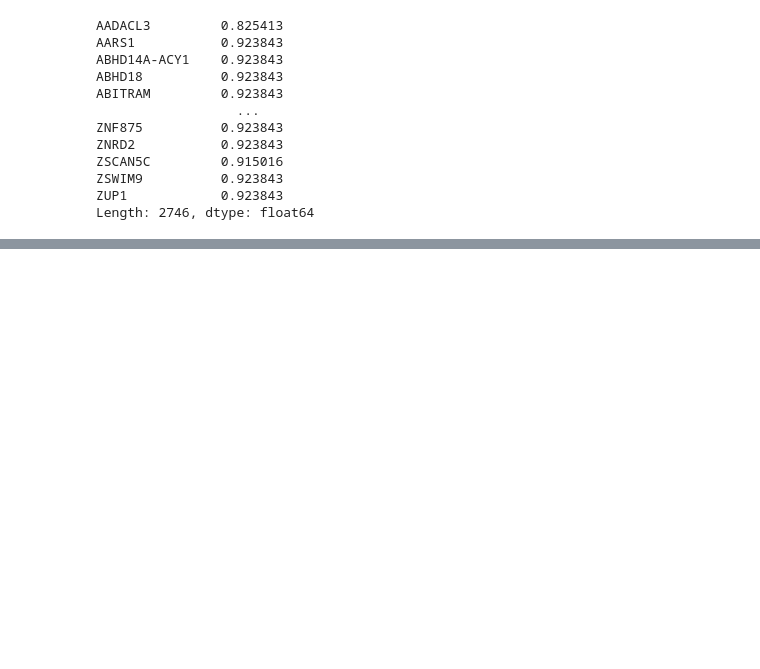
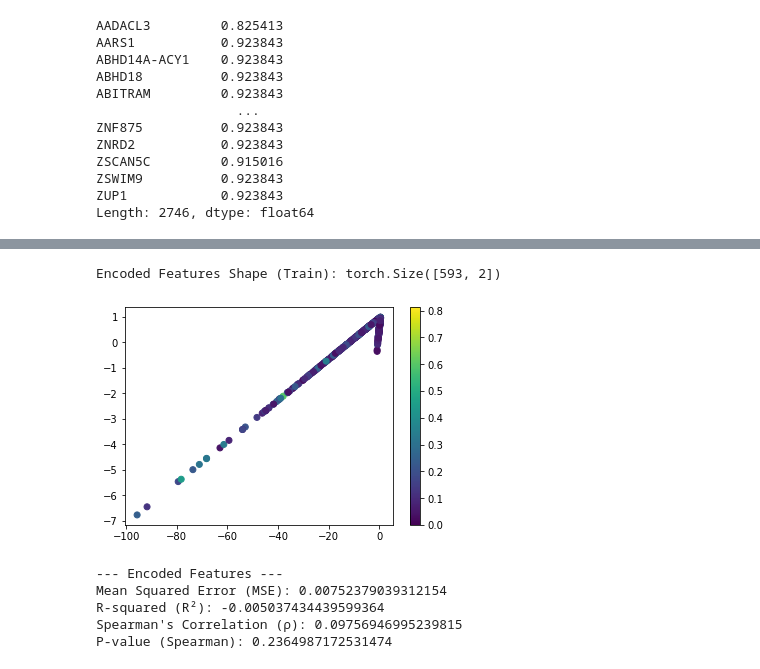
Before and after one commit to oskarboesch/ml-project-2-lol-ml, a Jupyter notebook: src/notebooks/auto_encoder.ipynb, the cells around one changed output, grey strips where cells are left out. Drawn from its saved outputs; the diff is of its cells as text; code cells hidden in the pictures; blank space fills up the shorter version.

```diff
--- a/src/notebooks/auto_encoder.ipynb
+++ b/src/notebooks/auto_encoder.ipynb
@@ -187,0 +223,18 @@ R-squared (R²): 0.12833618032591332
+# %%
+# Use VAE for feature selection
+device = torch.device("cuda" if torch.cuda.is_available() else "cpu")
+
+# Normalize the data
+scaler = MinMaxScaler()
+new_X_train_scaled = scaler.fit_transform(new_X_train)
+
+# Convert to tensor
+new_X_train_tensor = torch.tensor(new_X_train_scaled, dtype=torch.float32)
+dataset = TensorDataset(new_X_train_tensor)
+train_loader = DataLoader(dataset, batch_size=32, shuffle=True)
+
+input_dim = new_X_train.shape[1]
+latent_dim = 2
+model = VAE(input_dim=input_dim, latent_dim=latent_dim).to(device)
+optimizer = optim.Adam(model.parameters(), lr=1e-3)
+train(model, train_loader, optimizer, epochs=10, device=device)
@@ -187,0 +253,34 @@ R-squared (R²): 0.12833618032591332
+# %%
+# Extract the latent features
+encoded_features_train, _ = model.encode(torch.tensor(X_train.values, dtype=torch.float32).to(device))
+print("Encoded Features Shape (Train):", encoded_features_train.shape)
+# plot all encoded features
+plt.scatter(encoded_features_train[:,0].cpu().detach().numpy(), encoded_features_train[:,1].cpu().detach().numpy(), c = y_train['AAC'], cmap='viridis')
+plt.colorbar()
+plt.show()
+# %% [output]
+Encoded Features Shape (Train): torch.Size([593, 2])
+[figure, added]
+# %%
+# Use the encoded features for regression
+encoded_features_test, _ = model.encode(torch.tensor(X_test.values, dtype=torch.float32).to(device))
+model = LinearRegression()
+model.fit(encoded_features_train.cpu().detach().numpy(), y_train)
+# Make predictions on the test set
+y_pred_encoded = model.predict(encoded_features_test.cpu().detach().numpy())
+# Calculate regression metrics
+mse_encoded = mean_squared_error(y_test, y_pred_encoded)
+r2_encoded = r2_score(y_test, y_pred_encoded)
+# Calculate Spearman's rank correlation for encoded features
+spearman_encoded, p_value_encoded = spearmanr(y_test, y_pred_encoded)
+print("--- Encoded Features ---")
+print("Mean Squared Error (MSE):", mse_encoded)
+print("R-squared (R²):", r2_encoded)
+print("Spearman's Correlation (ρ):", spearman_encoded)
+print("P-value (Spearman):", p_value_encoded)
+# %% [output]
+--- Encoded Features ---
+Mean Squared Error (MSE): 0.00752379039312154
+R-squared (R²): -0.005037434439599364
+Spearman's Correlation (ρ): 0.09756946995239815
+P-value (Spearman): 0.2364987172531474
```
Also changed, not shown: parts of 11 cells of this notebook, 1 other file.
